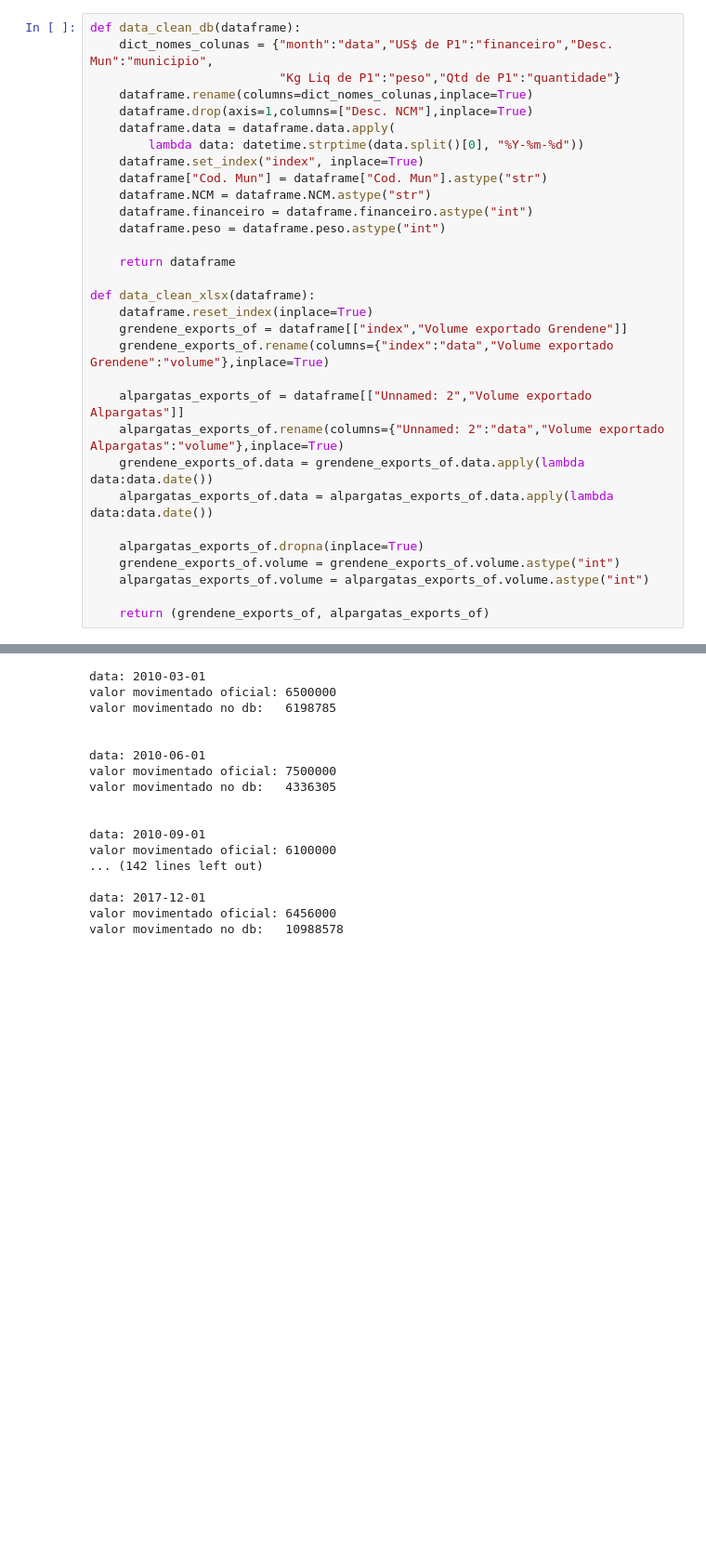
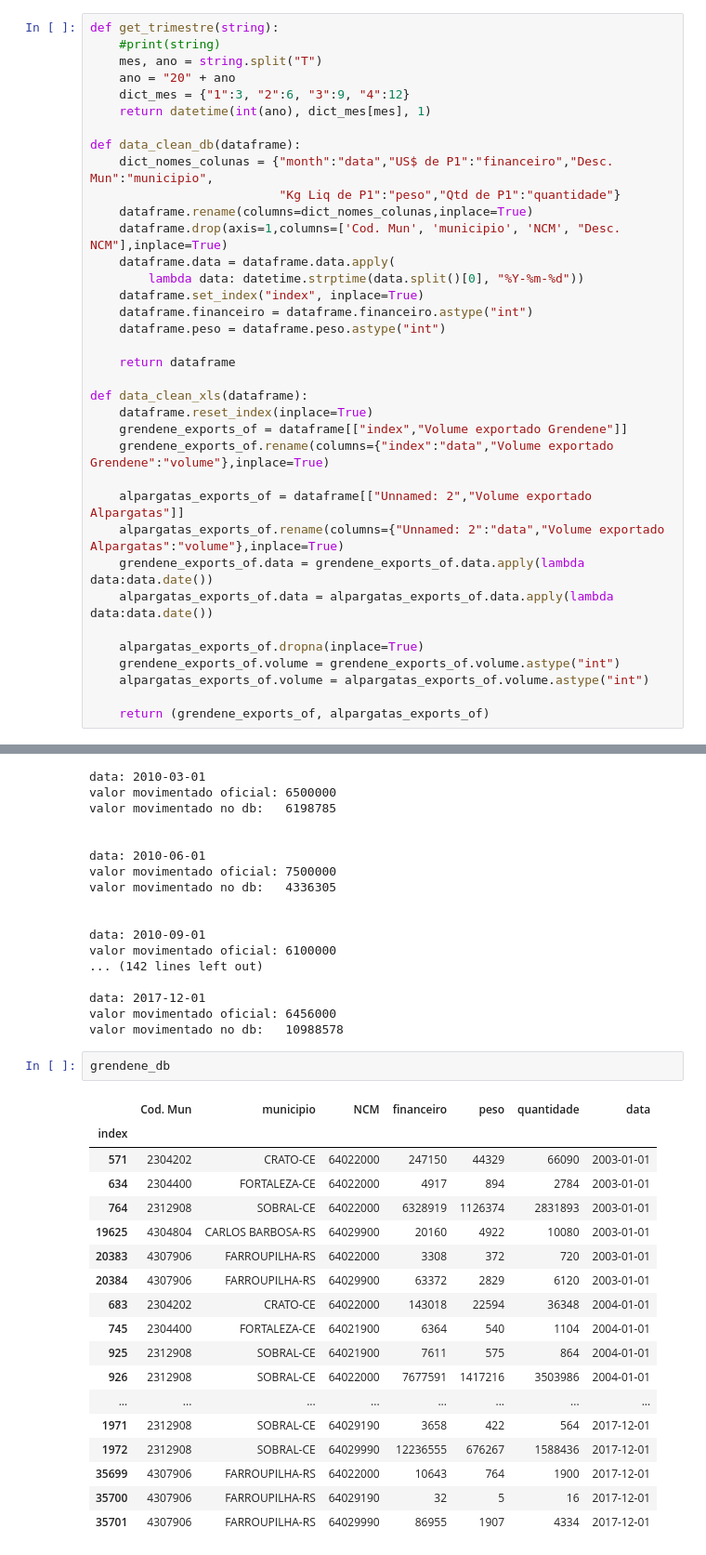
Before and after one commit to raffOps/data-analysis, a Jupyter notebook: data analysis.ipynb, the cells around one changed output, grey strips where cells are left out. Shown at 93% size. Cells and saved outputs as stored; diff of their text form; blank space fills up the shorter version.

Commit message:
extracao de dados do release da grendene

```diff
--- a/data analysis.ipynb
+++ b/data analysis.ipynb
@@ -11,22 +15,27 @@ alpargatas_cidades = "(2604007, 2504009, 3143302, 3530607)"
 con = sqlt.connect("big_data2.db")
 cursor = con.cursor()
 # %%
+def get_trimestre(string):
+    #print(string)
+    mes, ano = string.split("T")
+    ano = "20" + ano
+    dict_mes = {"1":3, "2":6, "3":9, "4":12}
+    return datetime(int(ano), dict_mes[mes], 1)
+
 def data_clean_db(dataframe):
     dict_nomes_colunas = {"month":"data","US$ de P1":"financeiro","Desc. Mun":"municipio",
                           "Kg Liq de P1":"peso","Qtd de P1":"quantidade"}
     dataframe.rename(columns=dict_nomes_colunas,inplace=True)
-    dataframe.drop(axis=1,columns=["Desc. NCM"],inplace=True)
+    dataframe.drop(axis=1,columns=['Cod. Mun', 'municipio', 'NCM', "Desc. NCM"],inplace=True)
     dataframe.data = dataframe.data.apply(
         lambda data: datetime.strptime(data.split()[0], "%Y-%m-%d"))
     dataframe.set_index("index", inplace=True)
-    dataframe["Cod. Mun"] = dataframe["Cod. Mun"].astype("str")
-    dataframe.NCM = dataframe.NCM.astype("str")
     dataframe.financeiro = dataframe.financeiro.astype("int")
     dataframe.peso = dataframe.peso.astype("int")
 
     return dataframe
 
-def data_clean_xlsx(dataframe):
+def data_clean_xls(dataframe):
     dataframe.reset_index(inplace=True)
     grendene_exports_of = dataframe[["index","Volume exportado Grendene"]]
     grendene_exports_of.rename(columns={"index":"data","Volume exportado Grendene":"volume"},inplace=True)
@@ -124,3 +140,24 @@ valor movimentado oficial: 6100000
 data: 2017-12-01
 valor movimentado oficial: 6456000
 valor movimentado no db:   10988578
+# %%
+grendene_db
+# %% [output]
+|  | Cod. Mun | municipio | NCM | financeiro | peso | quantidade | data |
+| index |  |  |  |  |  |  |  |
+| 571 | 2304202 | CRATO-CE | 64022000 | 247150 | 44329 | 66090 | 2003-01-01 |
+| 634 | 2304400 | FORTALEZA-CE | 64022000 | 4917 | 894 | 2784 | 2003-01-01 |
+| 764 | 2312908 | SOBRAL-CE | 64022000 | 6328919 | 1126374 | 2831893 | 2003-01-01 |
+| 19625 | 4304804 | CARLOS BARBOSA-RS | 64029900 | 20160 | 4922 | 10080 | 2003-01-01 |
+| 20383 | 4307906 | FARROUPILHA-RS | 64022000 | 3308 | 372 | 720 | 2003-01-01 |
+| 20384 | 4307906 | FARROUPILHA-RS | 64029900 | 63372 | 2829 | 6120 | 2003-01-01 |
+| 683 | 2304202 | CRATO-CE | 64022000 | 143018 | 22594 | 36348 | 2004-01-01 |
+| 745 | 2304400 | FORTALEZA-CE | 64021900 | 6364 | 540 | 1104 | 2004-01-01 |
+| 925 | 2312908 | SOBRAL-CE | 64021900 | 7611 | 575 | 864 | 2004-01-01 |
+| 926 | 2312908 | SOBRAL-CE | 64022000 | 7677591 | 1417216 | 3503986 | 2004-01-01 |
+| ... | ... | ... | ... | ... | ... | ... | ... |
+| 1971 | 2312908 | SOBRAL-CE | 64029190 | 3658 | 422 | 564 | 2017-12-01 |
+| 1972 | 2312908 | SOBRAL-CE | 64029990 | 12236555 | 676267 | 1588436 | 2017-12-01 |
+| 35699 | 4307906 | FARROUPILHA-RS | 64022000 | 10643 | 764 | 1900 | 2017-12-01 |
+| 35700 | 4307906 | FARROUPILHA-RS | 64029190 | 32 | 5 | 16 | 2017-12-01 |
+| 35701 | 4307906 | FARROUPILHA-RS | 64029990 | 86955 | 1907 | 4334 | 2017-12-01 |
```
Also changed, not shown: parts of 23 cells of this notebook, 3 other files.
